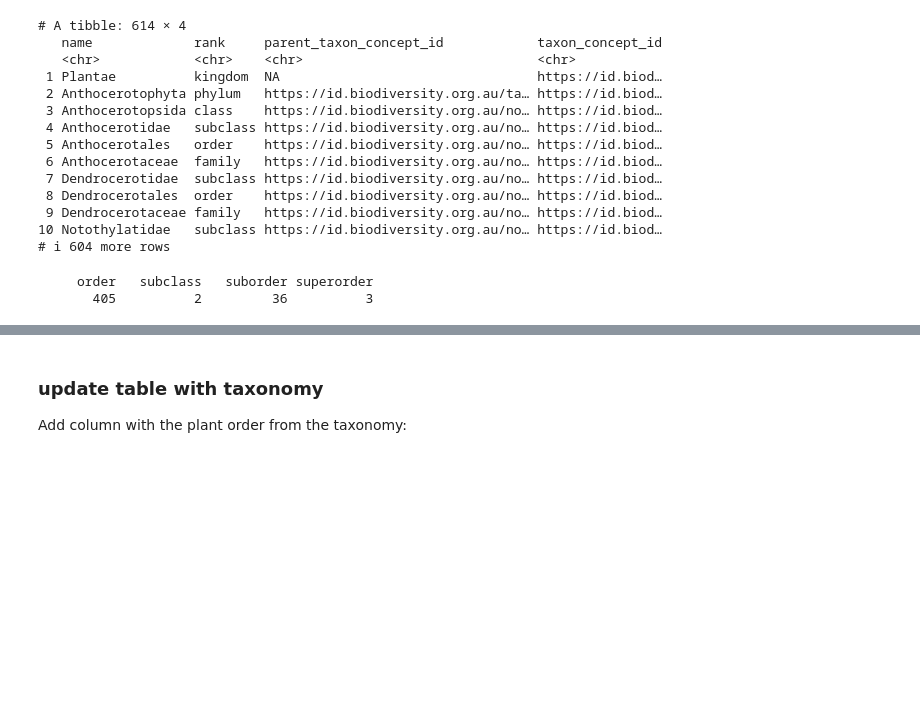
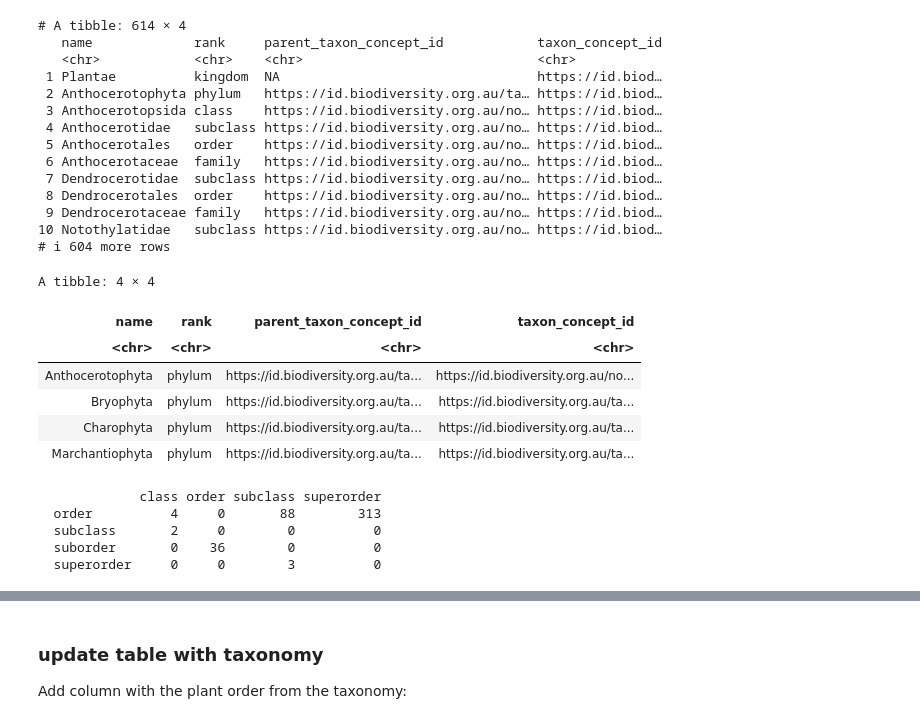
Before and after one commit to ces-unsw-edu-au/fireveg-db-exports, a Jupyter notebook: RDS-output/Read-table-traits-per-species.ipynb, the cells around one changed output, grey strips where cells are left out. Drawn from its saved outputs; the diff is of its cells as text; code cells hidden in the pictures; blank space fills up the shorter version.

```diff
--- a/RDS-output/Read-table-traits-per-species.ipynb
+++ b/RDS-output/Read-table-traits-per-species.ipynb
@@ -74,6 +74,19 @@ print(plant_families, pruneMethod = "dist", limit = 10)
  9 Dendrocerotaceae family   https://id.biodiversity.org.au/no… https://id.biod…
 10 Notothylatidae   subclass https://id.biodiversity.org.au/no… https://id.biod…
 # ℹ 604 more rows
+# %%
+plantae_id <- plant_families |> filter(name == "Plantae") |> pull(taxon_concept_id)
+# %%
+# Non vascular phyla
+plant_families |> filter(parent_taxon_concept_id %in% plantae_id)
+# %% [output]
+A tibble: 4 × 4
+| name | rank | parent_taxon_concept_id | taxon_concept_id |
+| <chr> | <chr> | <chr> | <chr> |
+| Anthocerotophyta | phylum | https://id.biodiversity.org.au/ta... | https://id.biodiversity.org.au/no... |
+| Bryophyta | phylum | https://id.biodiversity.org.au/ta... | https://id.biodiversity.org.au/ta... |
+| Charophyta | phylum | https://id.biodiversity.org.au/ta... | https://id.biodiversity.org.au/ta... |
+| Marchantiophyta | phylum | https://id.biodiversity.org.au/ta... | https://id.biodiversity.org.au/ta... |
 # %%
 fams <- plant_families |>
     filter(rank == "family") |>
@@ -83,5 +102,8 @@ fams <- fams |>
 # %%
-table(fams$rank)
+table(fams$order_rank, fams$higher_rank)
 # %% [output]
-     order   subclass   suborder superorder
-       405          2         36          3
+             class order subclass superorder
+  order          4     0       88        313
+  subclass       2     0        0          0
+  suborder       0    36        0          0
+  superorder     0     0        3          0
```
Also changed, not shown: parts of 7 cells of this notebook, 3 other files.
